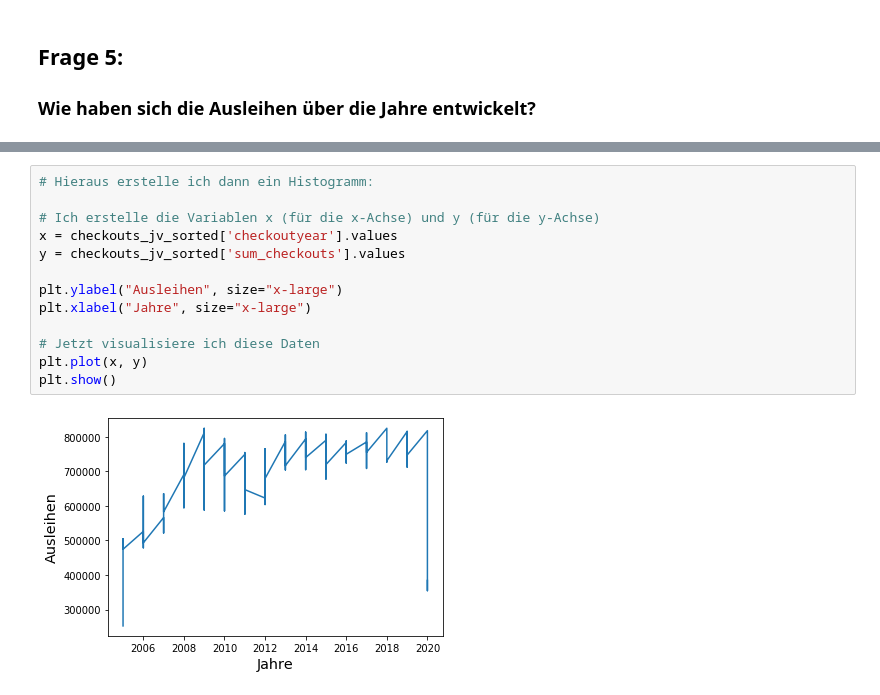
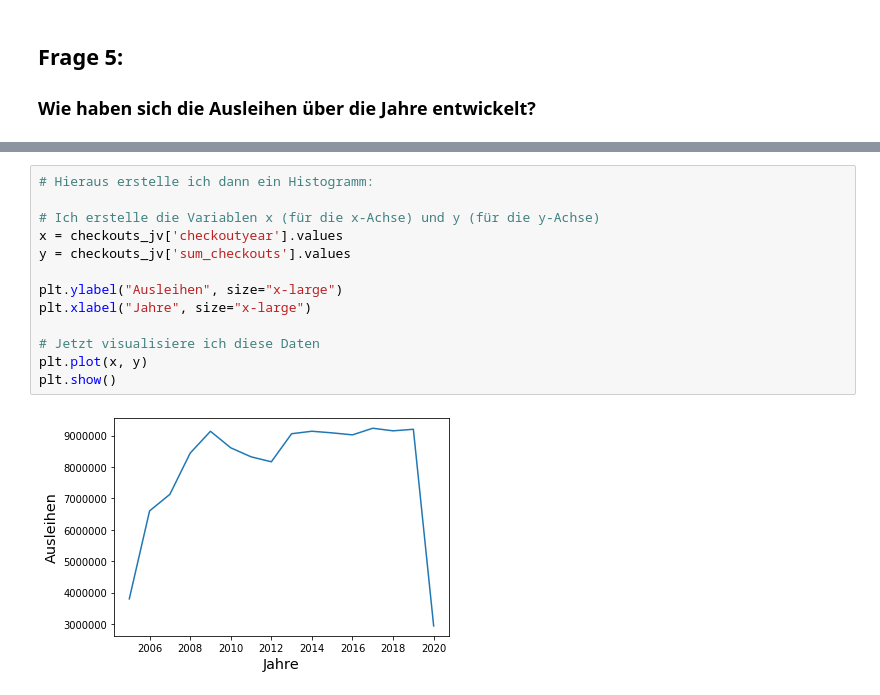
Before and after one commit to BLelgemann/WPM_T9-2, a Jupyter notebook: a2_python.ipynb, the cells around one changed output, grey strips where cells are left out. Saved outputs shown, nothing was run; the diff lists cells and outputs as text.

```diff
--- a/a2_python.ipynb
+++ b/a2_python.ipynb
@@ -373,15 +387,15 @@ checkouts_jv_sorted
 # %%
 # Hieraus erstelle ich dann ein Histogramm:
 
 # Ich erstelle die Variablen x (für die x-Achse) und y (für die y-Achse)
-x = checkouts_jv_sorted['checkoutyear'].values
-y = checkouts_jv_sorted['sum_checkouts'].values
+x = checkouts_jv['checkoutyear'].values
+y = checkouts_jv['sum_checkouts'].values
 
 plt.ylabel("Ausleihen", size="x-large")
 plt.xlabel("Jahre", size="x-large")
 
 # Jetzt visualisiere ich diese Daten
 plt.plot(x, y)
 plt.show()
 # %% [output]
-[figure, old version]
+[figure, new version]
```
Also changed, not shown: parts of 5 cells of this notebook.
